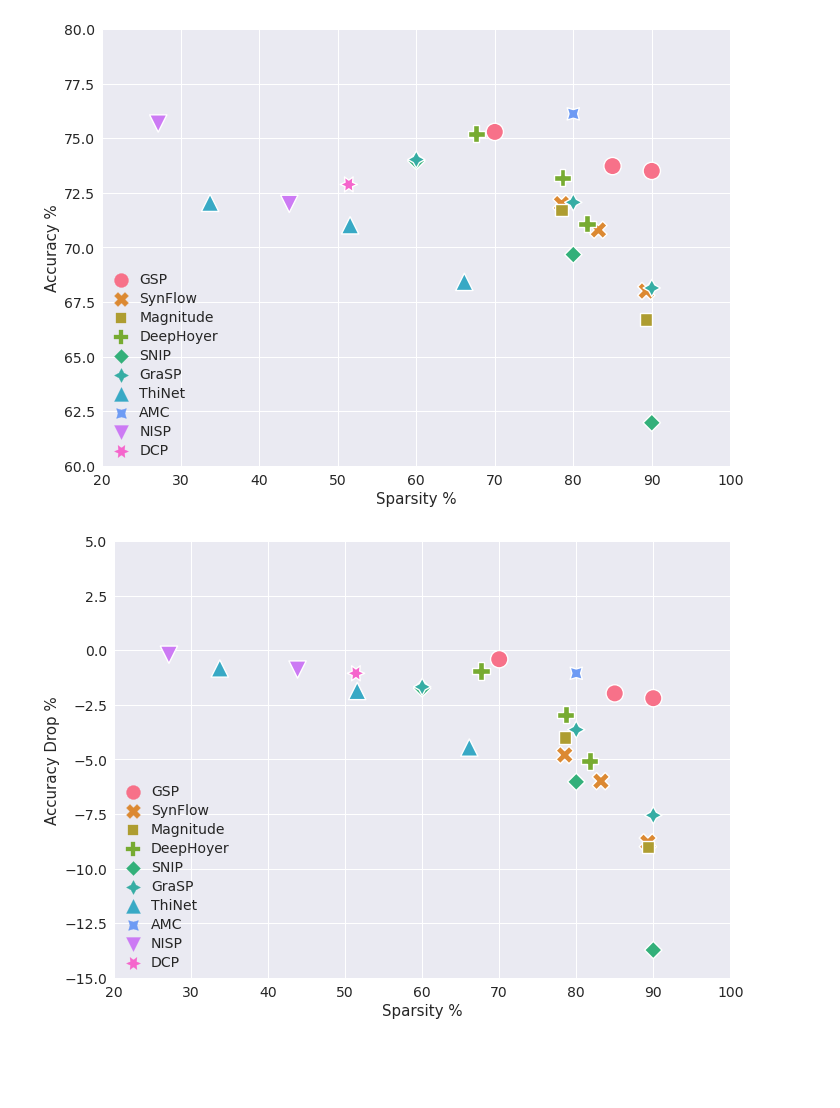
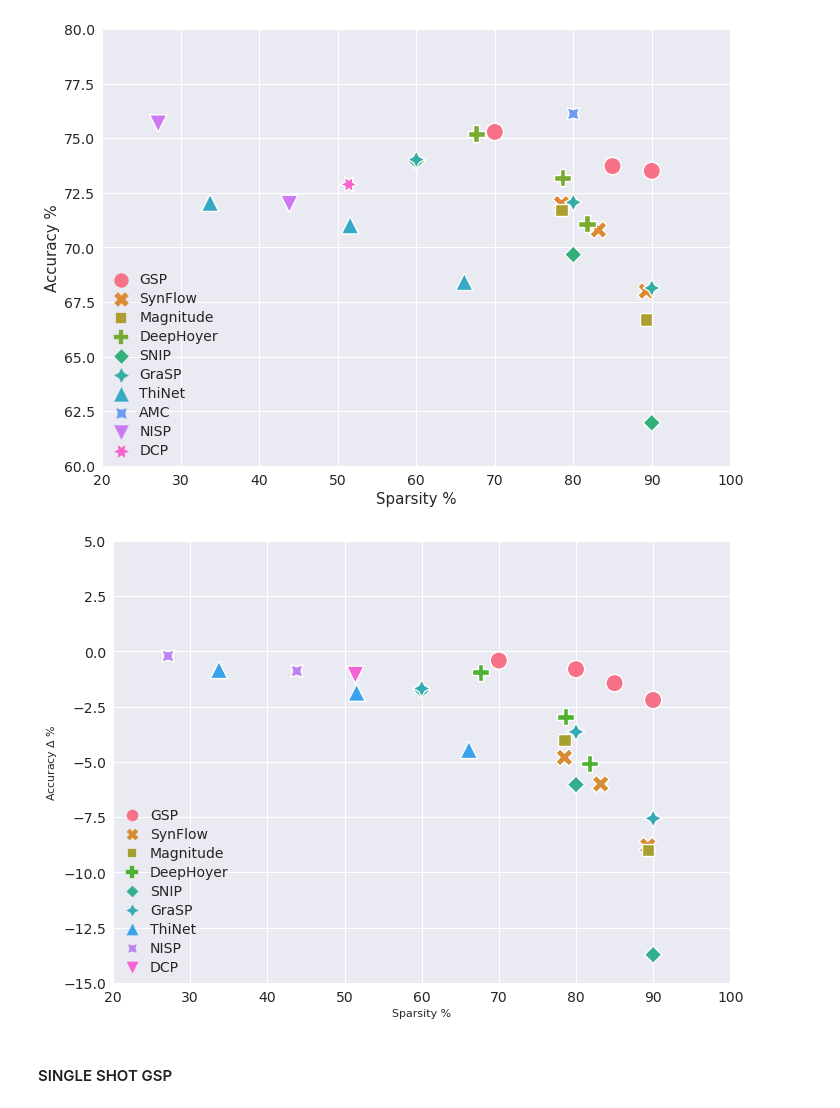
Before and after one commit to riohib/gsp-for-deeplearning, a Jupyter notebook: tools/viz.ipynb, the cells around one changed output. Saved outputs shown, nothing was run; the diff lists cells and outputs as text; code cells hidden in the pictures; blank space fills up the shorter version.

```diff
--- a/tools/viz.ipynb
+++ b/tools/viz.ipynb
@@ -34,6 +34,6 @@ Res50Param
 # %% [output]
 25636712
 # %%
-gsp_acc = [75.284, 73.72, 73.5]
+gsp_acc = [75.284, 74.894, 74.262, 73.5]
 gsp_acc_dr = list(75.70 - np.array(gsp_acc))
-gsp_sps = [70, 85, 90]
+gsp_sps = [70, 80, 85, 90]
@@ -95,20 +99,20 @@ dcp_acc = [72.88]
 dcp_acc_dr = [1.06]
 dcp_sps = [51.4]
 # %%
-methods = ['GSP', 'SynFlow', 'Magnitude', 'DeepHoyer', 'SNIP', 'GraSP', 'ThiNet', 'AMC',
-          'NISP', 'DCP']
+methods = ['GSP', 'SynFlow', 'Magnitude', 'DeepHoyer', 'SNIP', 'GraSP', 'ThiNet',
+          'NISP', 'DCP'] # 'AMC (RL-based)'
 
 acc_vec = gsp_acc + synflow_acc + mag_acc + deephoyer_acc + snip_acc + grasp_acc + thinet_acc \
-          + amc_acc + nisp_acc + dcp_acc
+          + nisp_acc + dcp_acc # + amc_acc
 acc_dr_vec = gsp_acc_dr + synflow_acc_dr + mag_acc_dr + deephoyer_acc_dr + snip_acc_dr + \
-            grasp_acc_dr + thinet_acc_dr + amc_acc_dr + nisp_acc_dr + dcp_acc_dr
+            grasp_acc_dr + thinet_acc_dr + nisp_acc_dr + dcp_acc_dr # + amc_acc_dr
 neg_acc_dr_vec = [-x for x in acc_dr_vec] #Negate all the values since drop
 
 sps_vec = gsp_sps + synflow_sps + mag_sps + deephoyer_sps + snip_sps + grasp_sps + thinet_sps \
-          + amc_sps + nisp_sps + dcp_sps
+          + nisp_sps + dcp_sps # + amc_sps
 
 len_data = [len(gsp_acc), len(synflow_acc), len(mag_acc), len(deephoyer_acc), len(snip_acc),
-          len(grasp_acc), len(thinet_acc), len(amc_acc), len(nisp_acc), len(dcp_acc)]
+          len(grasp_acc), len(thinet_acc), len(nisp_acc), len(dcp_acc)] #len(amc_acc),
 
 methods_l = list()
 for num, name in zip(len_data, methods) :
@@ -130,7 +134,7 @@ print(len(methods_l))
 # %%
 imagenet = {
     'Accuracy %': acc_vec,
-    'Accuracy Drop %': neg_acc_dr_vec,
+    'Accuracy $\Delta$ %': neg_acc_dr_vec,
     'Sparsity %': sps_vec,
     'Methods': methods_l
     }
@@ -173,25 +177,28 @@ plt.savefig('imagenet.eps', format='eps')
 # %%
 # plt.figure(figsize=(10,7))
 fig, ax = plt.subplots(figsize=(10, 7))
 
-ax = sns.scatterplot(data=df, x="Sparsity %", y="Accuracy Drop %", hue="Methods",
+ax = sns.scatterplot(data=df, x="Sparsity %", y="Accuracy $\Delta$ %", hue="Methods",
                      style="Methods", s=300)
 
 plt.grid(True)
 plt.xlim([20, 100])
 plt.ylim([-15, 5])
 
 ax.tick_params(axis='both', which='major', labelsize=14)
 
 # plt.title('Accuracy vs Sparsity of GSP and Concurrent Pruning methods on Imagenet', fontsize=16)
 # plt.setp(ax.get_legend().get_title(), fontsize='32') # for legend title
 
-ax.legend(loc='lower left', markerscale=2)
+ax.legend(loc='lower left', scatteryoffsets=[0.61], markerscale=1.6)
 plt.setp(ax.get_legend().get_texts(), fontsize='14') # for legend text
 
 plt.rcParams["axes.labelsize"] = 15
 
 fig.tight_layout()
 plt.savefig('imagenet_drop.eps', format='eps')
+plt.savefig('imagenet_drop.jpeg', format='jpeg')
 # %% [output]
-[figure, old version]
+[figure, new version]
+# %% [markdown]
+#### SINGLE SHOT GSP
```
Also changed, not shown: parts of 3 cells of this notebook, 4 other files.
